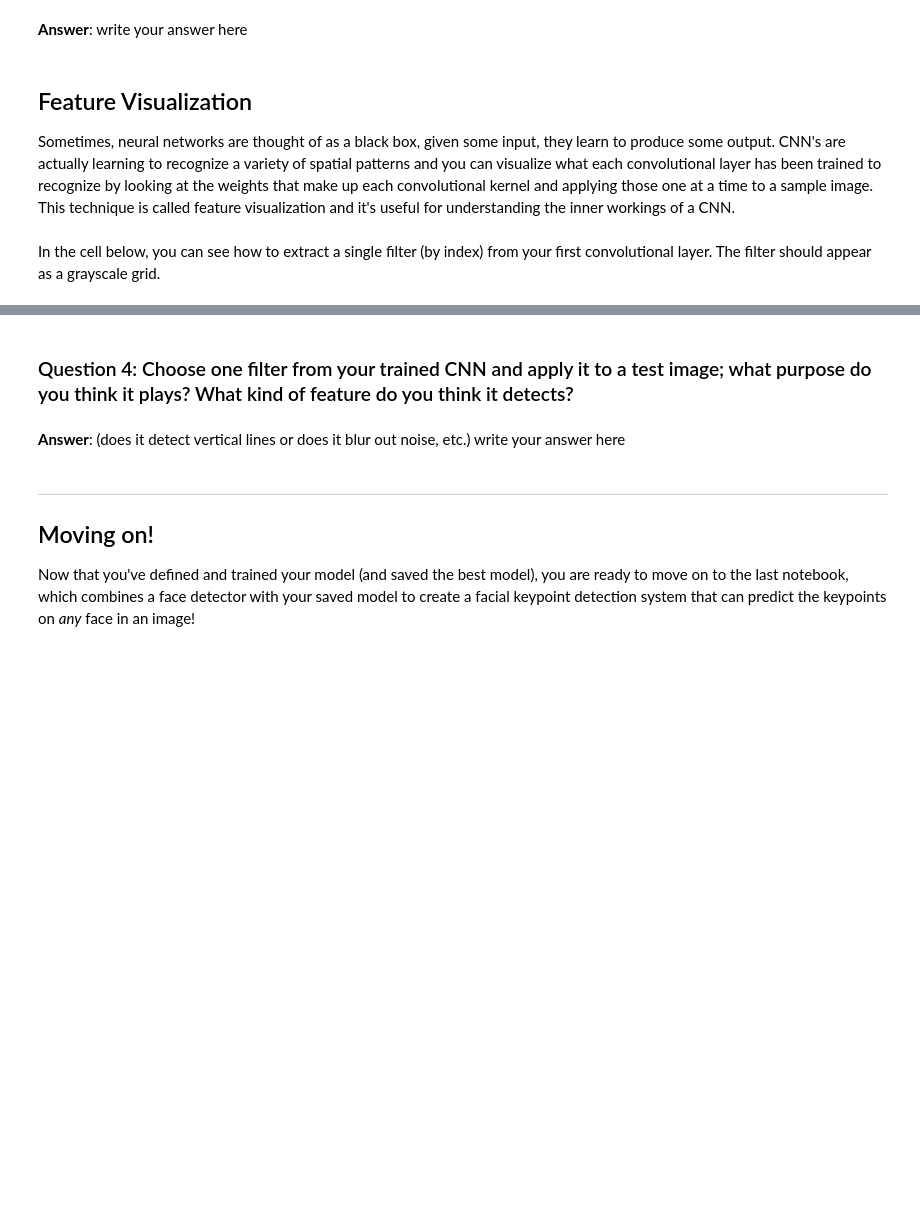
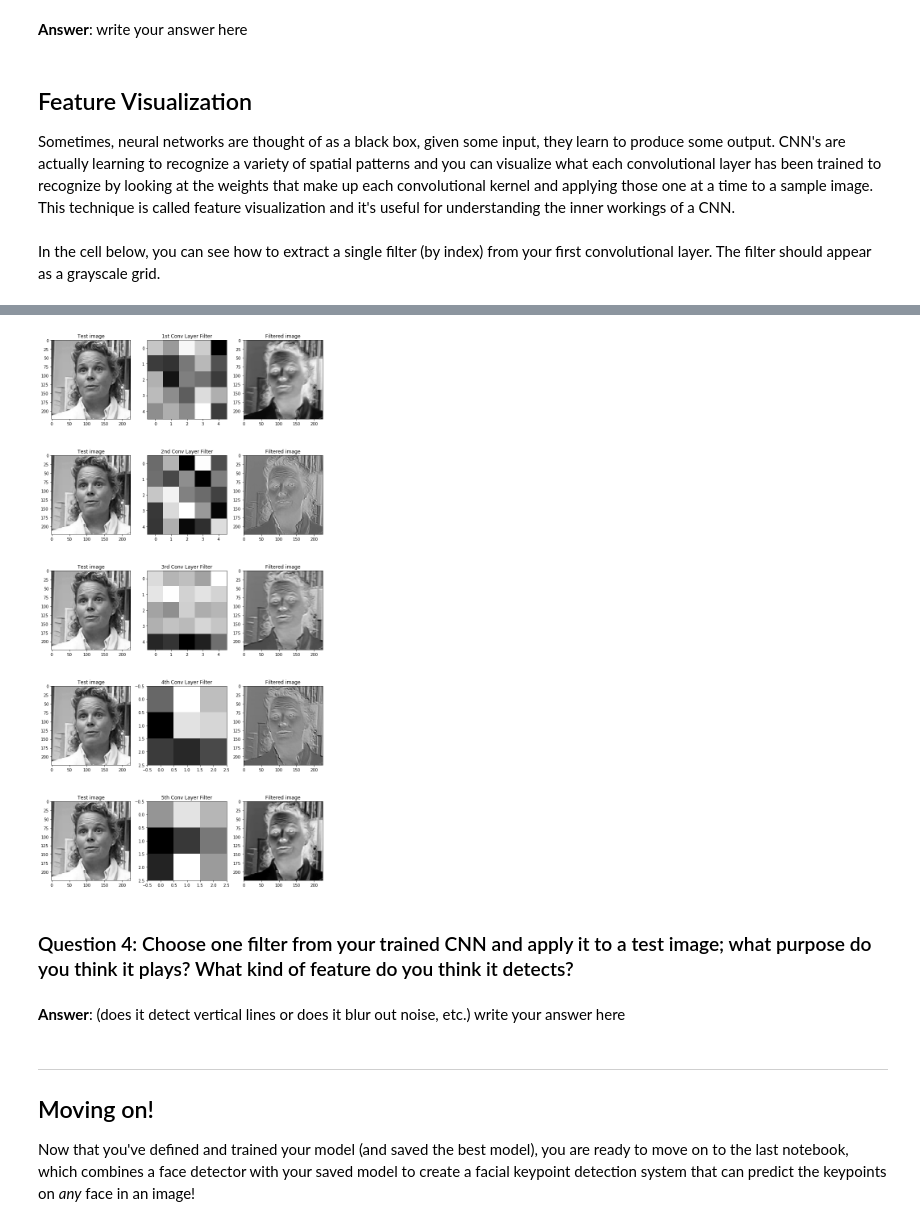
Before and after one commit to ilyarudyak/facial_keypoints, a Jupyter notebook: 2. Define the Network Architecture.ipynb, the cells around one changed output, grey strips where cells are left out. Saved outputs shown, nothing was run; the diff lists cells and outputs as text; code cells hidden in the pictures; blank space fills up the shorter version.

```diff
--- a/2. Define the Network Architecture.ipynb
+++ b/2. Define the Network Architecture.ipynb
@@ -433,6 +490,13 @@ After you've trained a well-performing model, answer the following questions so
 Sometimes, neural networks are thought of as a black box, given some input, they learn to produce some output. CNN's are actually learning to recognize a variety of spatial patterns and you can visualize what each convolutional layer has been trained to recognize by looking at the weights that make up each convolutional kernel and applying those one at a time to a sample image. This technique is called feature visualization and it's useful for understanding the inner workings of a CNN.
 # %% [markdown]
 In the cell below, you can see how to extract a single filter (by index) from your first convolutional layer. The filter should appear as a grayscale grid.
+# %%
+import cv2
+
+##TODO: load in and display any image from the transformed test dataset
+
+# Get next batch of images
+batch = next(iter(test_loader))
 # %%
 # Get the weights in the first conv layer, "conv1"
 # if necessary, change this to reflect the name of your first conv layer
@@ -467,3 +535,59 @@ Next, choose a test image and filter it with one of the convolutional kernels in
+# %%
+# un-transform the image data
+image = batch['image'][0].data   # get the image from it's wrapper
+image = image.numpy()   # convert to numpy array from a Tensor
+image = image * 255.0   # Un-normalize
+image = np.transpose(image, (1, 2, 0))   # transpose to go from torch to numpy image
+
+## TODO: Using cv's filter2D function,
+## apply a specific set of filter weights (like the one displayed above) to the test image
+filters_index = 0
+
+# Get all filters from all 5 conv layers
+weights1 = net.conv1.weight.data.numpy()
+weights2 = net.conv2.weight.data.numpy()
+weights3 = net.conv3.weight.data.numpy()
+weights4 = net.conv4.weight.data.numpy()
+weights5 = net.conv5.weight.data.numpy()
+
+# Get the first filter from the filters
+f1 = weights1[filters_index][0]
+f2 = weights2[filters_index][0]
+f3 = weights3[filters_index][0]
+f4 = weights4[filters_index][0]
+f5 = weights5[filters_index][0]
+
+filters = [f1, f2, f3, f4, f5]
+
+# Apply each filter
+filtered_image1 = cv2.filter2D(image, -1, f1)
+filtered_image2 = cv2.filter2D(image, -1, f2)
+filtered_image3 = cv2.filter2D(image, -1, f3)
+filtered_image4 = cv2.filter2D(image, -1, f4)
+filtered_image5 = cv2.filter2D(image, -1, f5)
+
+filtered_images = [filtered_image1, filtered_image2, filtered_image3, filtered_image4, filtered_image5]
+
+# Reshape image to show
+image = image.reshape((image.shape[0],image.shape[1]))
+
+# Suffixes for numbers
+suf = lambda n: "%d%s"%(n,{1:"st",2:"nd",3:"rd"}.get(n if n<20 else n%10,"th"))
+
+# Plot the images
+f, axes = plt.subplots(ncols=3, nrows=5, figsize=(10, 20))
+for i in range(5):
+    axes[i,0].imshow(image, cmap='gray')
+    axes[i,1].imshow(filters[i], cmap='gray')
+    axes[i,2].imshow(filtered_images[i], cmap='gray')
+
+    axes[i,0].set_title('Test image')
+    axes[i,1].set_title(str(suf(i+1)) + ' Conv Layer Filter')
+    axes[i,2].set_title('Filtered image')
+
+plt.tight_layout();
+# %% [output]
+[figure, added]
 # %% [markdown]
 ### Question 4: Choose one filter from your trained CNN and apply it to a test image; what purpose do you think it plays? What kind of feature do you think it detects?
 # %% [markdown]
```
Also changed, not shown: parts of 7 cells of this notebook, 1 other file.
